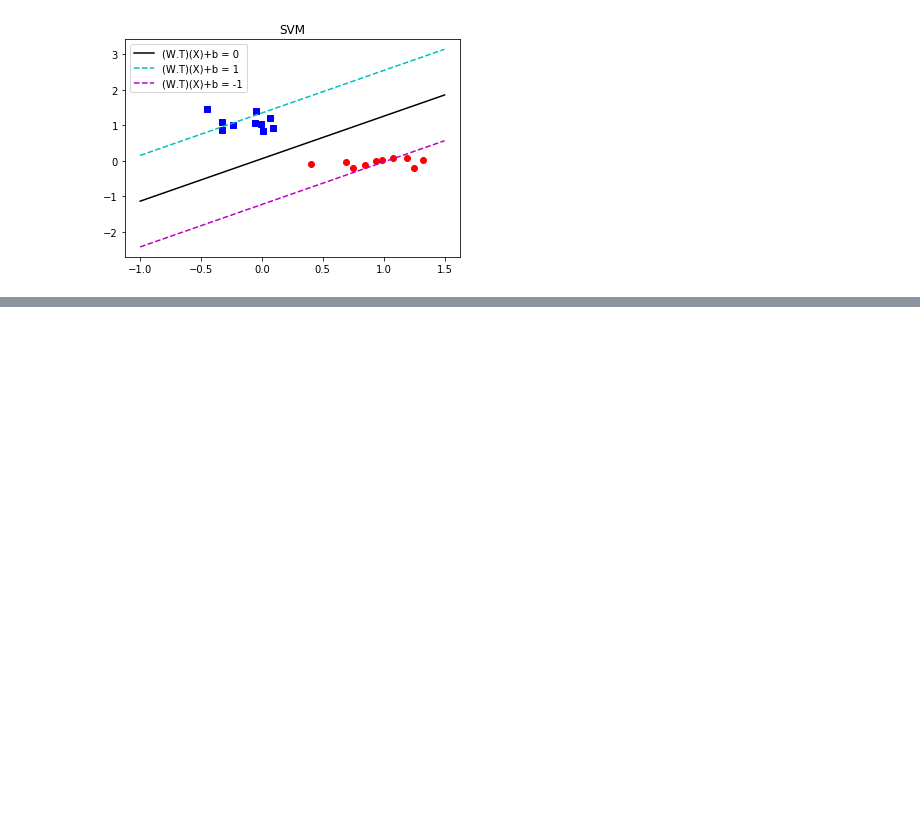
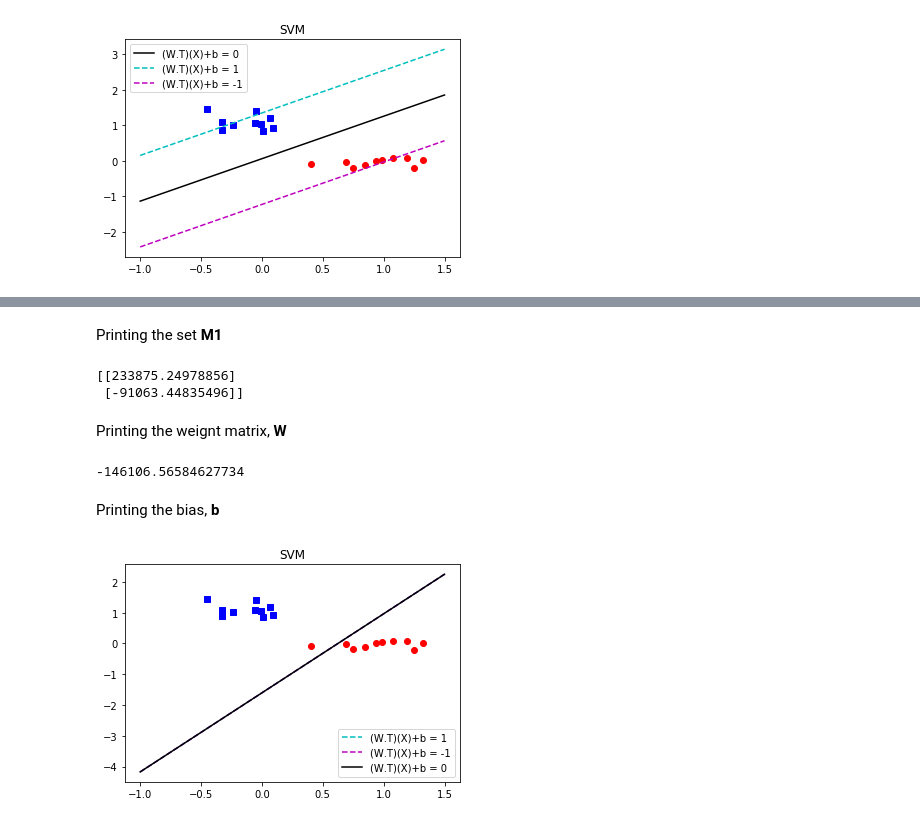
Before and after one commit to gnitish18/Pattern_Recognition-SVM, a Jupyter notebook: SourceCode.ipynb, the cells around one changed output, grey strips where cells are left out. Drawn from its saved outputs; the diff is of its cells as text; code cells hidden in the pictures; blank space fills up the shorter version.

```diff
--- a/SourceCode.ipynb
+++ b/SourceCode.ipynb
@@ -152,0 +187,5 @@ plt.show()
+# %%
+for i in range(20):
+    for j in range(20):
+        kernel_matrix_2[i,j] = K_2(data[:,i],data[:,j],t[:, i],t[:, j])
+kernel_matrix_2 = np.concatenate((kernel_matrix_2, t), axis=0)
@@ -152,0 +220,52 @@ plt.show()
+# %% [markdown]
+Printing the set **M1**
+# %%
+w1_2=w2_2=0
+
+for i in range(len(m2_2)):
+  #print (data[0,m2[i]])
+  w1_2 += a_2[m2_2[i],0]*t[0,m2_2[i]]*data[0,m2_2[i]]
+  w2_2 += a_2[m2_2[i],0]*t[0,m2_2[i]]*data[1,m2_2[i]]
+w_2 = np.array([[w1_2],[w2_2]])
+
+print(w_2)
+# %% [output]
+[[233875.24978856]
+ [-91063.44835496]]
+# %% [markdown]
+Printing the weignt matrix, **W**
+# %%
+si_2 = sj_2 = 0
+
+for i in range(len(m1_2)):
+  for j in range(len(m2_2)):
+    sj_2 += a_2[m2_2[j],0]*t[0,m2_2[j]]*krn_2(data[:,j],data[:,i])
+  si_2 += (t[0,m1_2[i]]-sj_2)
+  sj_2 = 0
+b_2 = si_2/len(m1_2)
+
+print(b_2)
+# %% [output]
+-146106.56584627734
+# %% [markdown]
+Printing the bias, **b**
+# %%
+a_2 = -w_2[0] / w_2[1]
+xx_2 = np.linspace(-1, 1.5)
+yy_2 = a_2 * xx_2 - (b_2) / w_2[1]
+yy1_2 = a_2 * xx_2 - (1+b_2) / w_2[1]
+yy2_2 = a_2 * xx_2 - (-1+b_2) / w_2[1]
+
+plt.plot(DATA1[0, :], DATA1[1, :], 'ro')
+plt.plot(DATA2[0, :], DATA2[1, :], 'bs')
+
+ax = plt.subplot(111)
+ax.plot(xx_2, yy1_2, 'c--', label = '(W.T)(X)+b = 1')
+ax.plot(xx_2, yy2_2, 'm--', label = '(W.T)(X)+b = -1')
+ax.plot(xx_2, yy_2, 'k-', label = '(W.T)(X)+b = 0')
+ax.legend()
+
+plt.title('SVM')
+plt.show()
+# %% [output]
+[figure, added]
```
Also changed, not shown: parts of 20 cells of this notebook.
